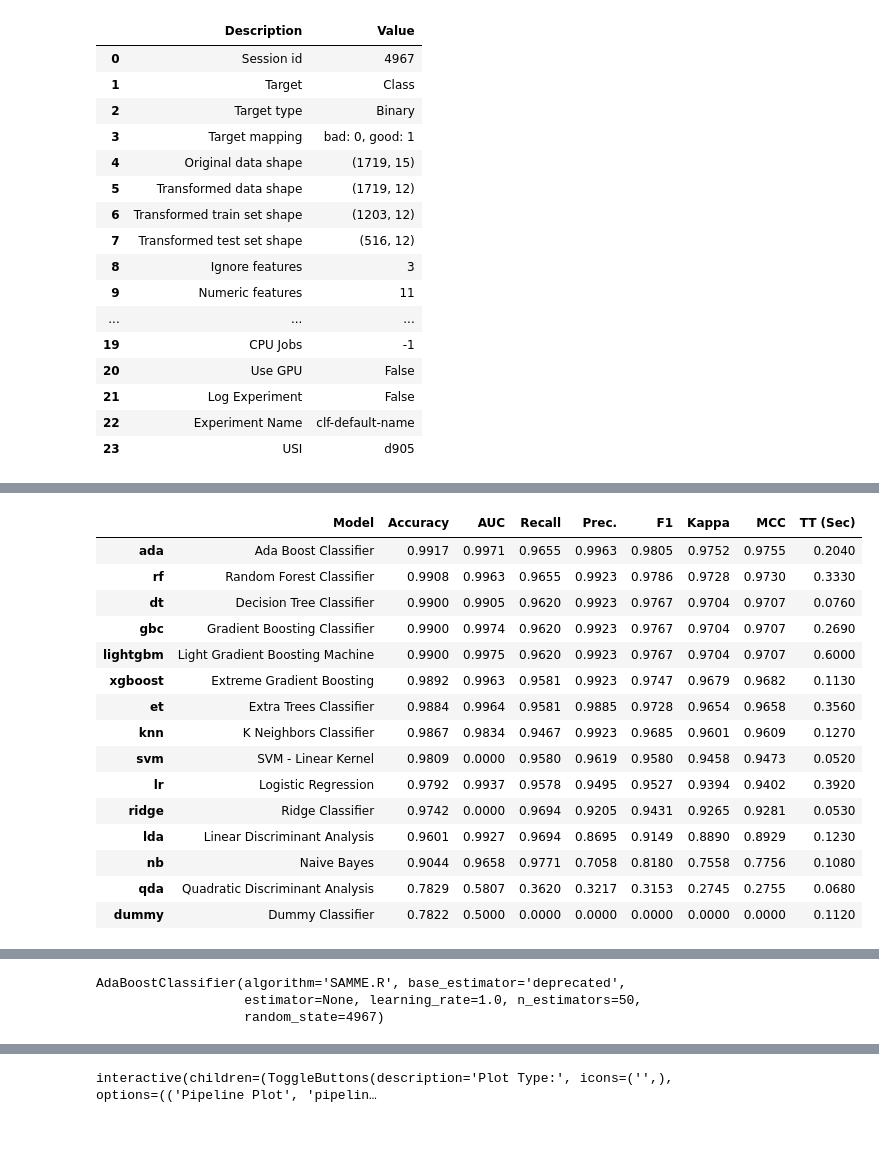
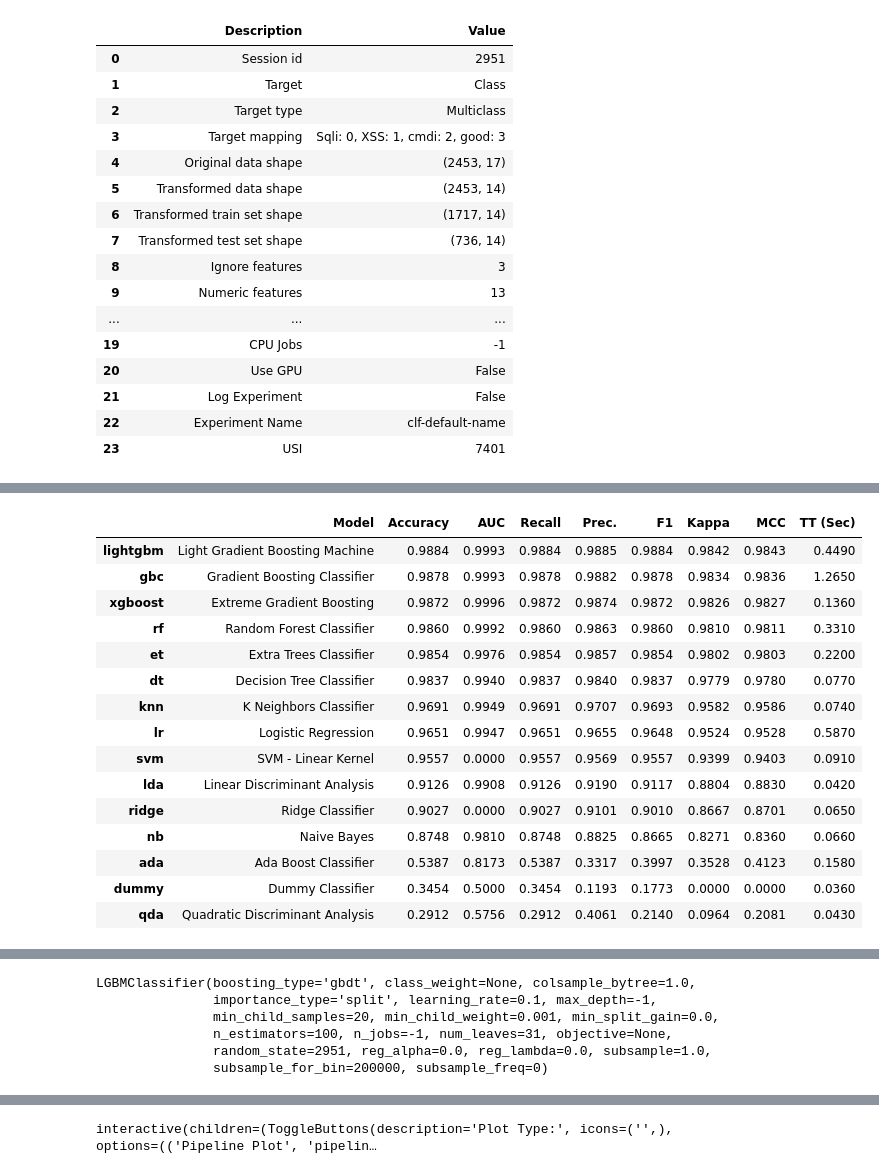
Before and after one commit to thirt33n/Grindwall, a Jupyter notebook: network_sec.ipynb, the cells around one changed output, grey strips where cells are left out. Cells and saved outputs as stored; diff of their text form; code cells hidden in the pictures; blank space fills up the shorter version.

```diff
--- a/network_sec.ipynb
+++ b/network_sec.ipynb
@@ -1,6 +1,6 @@
 # %%
 import pandas as pd
-http = pd.read_csv('/content/full_xss_sqli_dataset.csv')
+http = pd.read_csv('/content/version_4_full.csv')
 # %%
 http.head()
 # %% [output]
@@ -33,51 +33,54 @@ Successfully installed Werkzeug-2.2.3 ansi2html-1.8.0 category-encoders-2.6.2 da
 # %%
 from pycaret.classification import *
 
 # Assuming http is your pandas DataFrame containing the dataset
 classification_setup = setup(data=http,
                               target='Class',  # 'class' is the target variable
                               normalize=True,
-                              numeric_features=['Single Quotes', 'Double Quotes', 'Dashes', 'Braces', 'Spaces','Tags','Colons','Backtick', 'Bad Words','XSS Check','XSS Word'],
+                              numeric_features=['Single Quotes', 'Double Quotes', 'Dashes', 'Braces', 'Spaces','Tags','Colons','Backtick', 'Bad Words','XSS Check','XSS Word','Cmdi Word','Cmdi Check'],
                               ignore_features=['Method', 'Path', 'Body'])
 
 # Compare classification models
 compare_models()
 # %% [output]
 |  | Description | Value |
-| 0 | Session id | 4967 |
+| 0 | Session id | 2951 |
 | 1 | Target | Class |
-| 2 | Target type | Binary |
-| 3 | Target mapping | bad: 0, good: 1 |
-| 4 | Original data shape | (1719, 15) |
-| 5 | Transformed data shape | (1719, 12) |
-| 6 | Transformed train set shape | (1203, 12) |
-| 7 | Transformed test set shape | (516, 12) |
+| 2 | Target type | Multiclass |
+| 3 | Target mapping | Sqli: 0, XSS: 1, cmdi: 2, good: 3 |
+| 4 | Original data shape | (2453, 17) |
+| 5 | Transformed data shape | (2453, 14) |
+| 6 | Transformed train set shape | (1717, 14) |
+| 7 | Transformed test set shape | (736, 14) |
 | 8 | Ignore features | 3 |
-| 9 | Numeric features | 11 |
+| 9 | Numeric features | 13 |
 | ... | ... | ... |
 | 19 | CPU Jobs | -1 |
 | 20 | Use GPU | False |
 | 21 | Log Experiment | False |
 | 22 | Experiment Name | clf-default-name |
-| 23 | USI | d905 |
+| 23 | USI | 7401 |
 [interactive output not drawn]
 |  | Model | Accuracy | AUC | Recall | Prec. | F1 | Kappa | MCC | TT (Sec) |
-| ada | Ada Boost Classifier | 0.9917 | 0.9971 | 0.9655 | 0.9963 | 0.9805 | 0.9752 | 0.9755 | 0.2040 |
-| rf | Random Forest Classifier | 0.9908 | 0.9963 | 0.9655 | 0.9923 | 0.9786 | 0.9728 | 0.9730 | 0.3330 |
-| dt | Decision Tree Classifier | 0.9900 | 0.9905 | 0.9620 | 0.9923 | 0.9767 | 0.9704 | 0.9707 | 0.0760 |
-| gbc | Gradient Boosting Classifier | 0.9900 | 0.9974 | 0.9620 | 0.9923 | 0.9767 | 0.9704 | 0.9707 | 0.2690 |
-| lightgbm | Light Gradient Boosting Machine | 0.9900 | 0.9975 | 0.9620 | 0.9923 | 0.9767 | 0.9704 | 0.9707 | 0.6000 |
-| xgboost | Extreme Gradient Boosting | 0.9892 | 0.9963 | 0.9581 | 0.9923 | 0.9747 | 0.9679 | 0.9682 | 0.1130 |
-| et | Extra Trees Classifier | 0.9884 | 0.9964 | 0.9581 | 0.9885 | 0.9728 | 0.9654 | 0.9658 | 0.3560 |
-| knn | K Neighbors Classifier | 0.9867 | 0.9834 | 0.9467 | 0.9923 | 0.9685 | 0.9601 | 0.9609 | 0.1270 |
-| svm | SVM - Linear Kernel | 0.9809 | 0.0000 | 0.9580 | 0.9619 | 0.9580 | 0.9458 | 0.9473 | 0.0520 |
-| lr | Logistic Regression | 0.9792 | 0.9937 | 0.9578 | 0.9495 | 0.9527 | 0.9394 | 0.9402 | 0.3920 |
-| ridge | Ridge Classifier | 0.9742 | 0.0000 | 0.9694 | 0.9205 | 0.9431 | 0.9265 | 0.9281 | 0.0530 |
-| lda | Linear Discriminant Analysis | 0.9601 | 0.9927 | 0.9694 | 0.8695 | 0.9149 | 0.8890 | 0.8929 | 0.1230 |
-| nb | Naive Bayes | 0.9044 | 0.9658 | 0.9771 | 0.7058 | 0.8180 | 0.7558 | 0.7756 | 0.1080 |
-| qda | Quadratic Discriminant Analysis | 0.7829 | 0.5807 | 0.3620 | 0.3217 | 0.3153 | 0.2745 | 0.2755 | 0.0680 |
-| dummy | Dummy Classifier | 0.7822 | 0.5000 | 0.0000 | 0.0000 | 0.0000 | 0.0000 | 0.0000 | 0.1120 |
+| lightgbm | Light Gradient Boosting Machine | 0.9884 | 0.9993 | 0.9884 | 0.9885 | 0.9884 | 0.9842 | 0.9843 | 0.4490 |
+| gbc | Gradient Boosting Classifier | 0.9878 | 0.9993 | 0.9878 | 0.9882 | 0.9878 | 0.9834 | 0.9836 | 1.2650 |
+| xgboost | Extreme Gradient Boosting | 0.9872 | 0.9996 | 0.9872 | 0.9874 | 0.9872 | 0.9826 | 0.9827 | 0.1360 |
+| rf | Random Forest Classifier | 0.9860 | 0.9992 | 0.9860 | 0.9863 | 0.9860 | 0.9810 | 0.9811 | 0.3310 |
+| et | Extra Trees Classifier | 0.9854 | 0.9976 | 0.9854 | 0.9857 | 0.9854 | 0.9802 | 0.9803 | 0.2200 |
+| dt | Decision Tree Classifier | 0.9837 | 0.9940 | 0.9837 | 0.9840 | 0.9837 | 0.9779 | 0.9780 | 0.0770 |
+| knn | K Neighbors Classifier | 0.9691 | 0.9949 | 0.9691 | 0.9707 | 0.9693 | 0.9582 | 0.9586 | 0.0740 |
+| lr | Logistic Regression | 0.9651 | 0.9947 | 0.9651 | 0.9655 | 0.9648 | 0.9524 | 0.9528 | 0.5870 |
+| svm | SVM - Linear Kernel | 0.9557 | 0.0000 | 0.9557 | 0.9569 | 0.9557 | 0.9399 | 0.9403 | 0.0910 |
+| lda | Linear Discriminant Analysis | 0.9126 | 0.9908 | 0.9126 | 0.9190 | 0.9117 | 0.8804 | 0.8830 | 0.0420 |
+| ridge | Ridge Classifier | 0.9027 | 0.0000 | 0.9027 | 0.9101 | 0.9010 | 0.8667 | 0.8701 | 0.0650 |
+| nb | Naive Bayes | 0.8748 | 0.9810 | 0.8748 | 0.8825 | 0.8665 | 0.8271 | 0.8360 | 0.0660 |
+| ada | Ada Boost Classifier | 0.5387 | 0.8173 | 0.5387 | 0.3317 | 0.3997 | 0.3528 | 0.4123 | 0.1580 |
+| dummy | Dummy Classifier | 0.3454 | 0.5000 | 0.3454 | 0.1193 | 0.1773 | 0.0000 | 0.0000 | 0.0360 |
+| qda | Quadratic Discriminant Analysis | 0.2912 | 0.5756 | 0.2912 | 0.4061 | 0.2140 | 0.0964 | 0.2081 | 0.0430 |
 [interactive output not drawn]
-AdaBoostClassifier(algorithm='SAMME.R', base_estimator='deprecated',
-                   estimator=None, learning_rate=1.0, n_estimators=50,
-                   random_state=4967)
+LGBMClassifier(boosting_type='gbdt', class_weight=None, colsample_bytree=1.0,
+               importance_type='split', learning_rate=0.1, max_depth=-1,
+               min_child_samples=20, min_child_weight=0.001, min_split_gain=0.0,
+               n_estimators=100, n_jobs=-1, num_leaves=31, objective=None,
+               random_state=2951, reg_alpha=0.0, reg_lambda=0.0, subsample=1.0,
+               subsample_for_bin=200000, subsample_freq=0)
```
Also changed, not shown: parts of 11 cells of this notebook, 2 other files.
